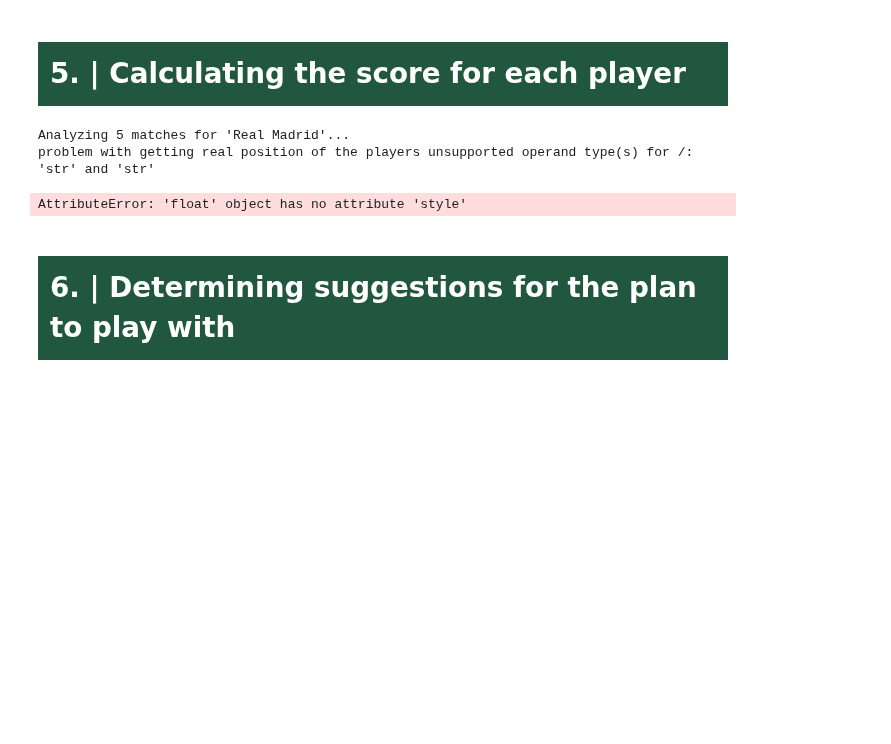
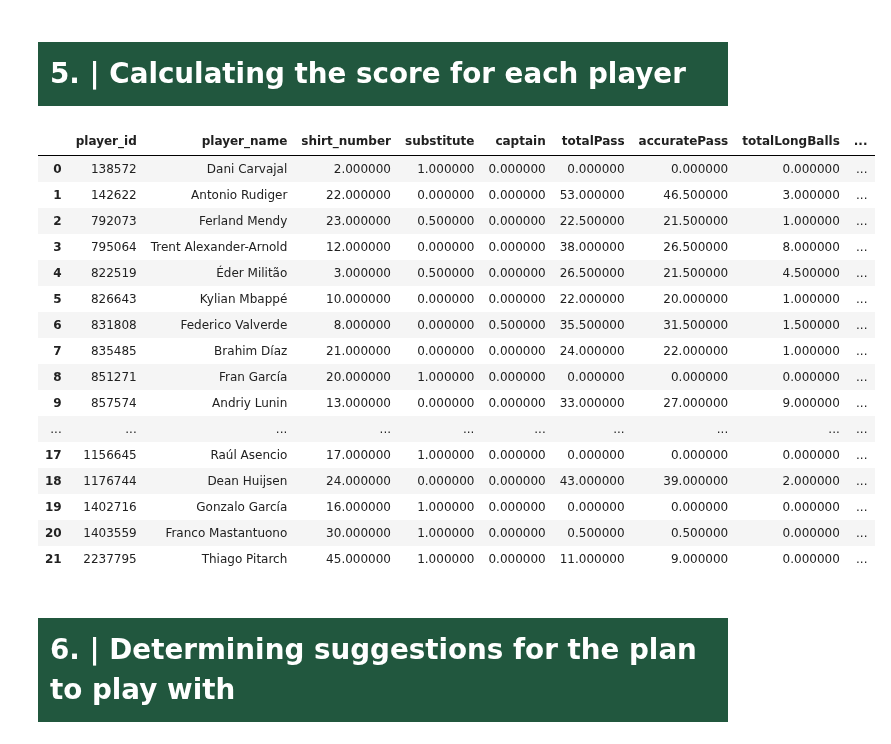
Before and after one commit to AI-Assistant-for-Football-Tactical/AI, a Jupyter notebook: pre_match.ipynb, the cells around one changed output. Cells and saved outputs as stored; diff of their text form; code cells hidden in the pictures; blank space fills up the shorter version.

Commit message:
fixing score function

```diff
--- a/pre_match.ipynb
+++ b/pre_match.ipynb
@@ -958,7 +958,7 @@ scores = {
         "passValueNormalized": 12.0,
         "errorLeadToAShot": -8.0,
         "errorLeadToAGoal": -30.0,
-        "ownGoals": -40.0,
+        #"ownGoals": -40.0,
         "rating": 5.0,
         "minutesPlayed": 0.02
     },
@@ -1238,15 +1238,25 @@ def normalize_value(x, min_s, max_s):
 
 # player_stats_pos = get_players_scores(api_base , player_stats , teams_info)
 # player_stats_pos.style.background_gradient(cmap='Greens').set_properties(**{'font-family': 'Segoe UI'})
+# %%
+# some helper functions for nomalization
+def normalize_score(x):
+    max_val = x.max()
+    min_val = x.min()
+
+    if max_val == min_val or max_val == 0:
+        return x * 0   # or return x if you want unchanged
+    else:
+        return 100 * x / max_val
 # %%
-def get_players_scores( api_base : str , players_stats : DataFrame , team_name : str , teams_info : DataFrame) -> DataFrame:
+def get_players_scores( api_base : str , players_stats : DataFrame , team_name : str , real_positions : DataFrame) -> DataFrame:
 
     '''this function is used to take a dataframe of players stats and team name (each players should has stats for the last n matches)
     and return the same dataframe of the players stats but also including a new column which is score column for each player
     noting : this function works for the players who has single or multiple positions'''
 
     try :
-        all_real_positions = get_player_real_position_multimatch(api_base , teams_info) # getting real positions
+        all_real_positions = real_positions
         players_stats_filtered = players_stats[players_stats['player_name'].isin(all_real_positions['player_name'].unique())] # filtering our players from others
 
         # getting the median of the statistics for the players
@@ -1259,43 +1269,59 @@ def get_players_scores( api_base : str , players_stats : DataFrame , team_name :
 
         # getting scores
         player_stats_with_scores['score'] = player_stats_with_scores.apply(apply_score_formula_singlevalue , axis=1)
 
 
         # separating the multiple positions for the same player into different rows
         player_stats_with_scores = player_stats_with_scores.explode(['specific_role', 'score']).reset_index(drop=True).drop_duplicates()
 
         # calculating the score inside each general position not accross all positions by setting the max value as 100 and the others is percentage from it
-        player_stats_with_scores['score'] = player_stats_with_scores.groupby('role')['score'].transform(
-            lambda x: np.where(
-                x.max() != x.min(),
-                (100 * x) / x.max(),
-                x   # identical scores → assign 0
-            )
+
+        player_stats_with_scores['score'] = (
+            player_stats_with_scores
+            .groupby('role')['score']
+            .transform(normalize_score)
         )
+
 
 
 
         # getting the names of the columns
         columns = list(player_stats_with_scores.columns)
         columns.remove('specific_role')
         columns.remove('score')
 
         return player_stats_with_scores.groupby(columns, as_index=False).agg({ # getting roles in a list intead of different rows
           'specific_role': lambda x: list(x) if len(list(x)) > 1 else x.iloc[0],
           'score': lambda x: list(x) if len(list(x)) > 1 else x.iloc[0]
       })
 
+
+
     except Exception as e :
         print(f'problem with getting real position of the players {e}')
         return np.NaN
 
 
-player_stats_pos  = get_players_scores(api_base , player_stats , 'Real Madrid' , teams_info)
+player_stats_pos  = get_players_scores(api_base , player_stats , 'Real Madrid' , real_positions_df)
 player_stats_pos.style.background_gradient(cmap='Greens').set_properties(**{'font-family': 'Segoe UI'})
 # %% [output]
-Analyzing 5 matches for 'Real Madrid'...
-problem with getting real position of the players unsupported operand type(s) for /: 'str' and 'str'
-AttributeError: 'float' object has no attribute 'style'
+|  | player_id | player_name | shirt_number | substitute | captain | totalPass | accuratePass | totalLongBalls | ... |
+| 0 | 138572 | Dani Carvajal | 2.000000 | 1.000000 | 0.000000 | 0.000000 | 0.000000 | 0.000000 | ... |
+| 1 | 142622 | Antonio Rudiger | 22.000000 | 0.000000 | 0.000000 | 53.000000 | 46.500000 | 3.000000 | ... |
+| 2 | 792073 | Ferland Mendy | 23.000000 | 0.500000 | 0.000000 | 22.500000 | 21.500000 | 1.000000 | ... |
+| 3 | 795064 | Trent Alexander-Arnold | 12.000000 | 0.000000 | 0.000000 | 38.000000 | 26.500000 | 8.000000 | ... |
+| 4 | 822519 | Éder Militão | 3.000000 | 0.500000 | 0.000000 | 26.500000 | 21.500000 | 4.500000 | ... |
+| 5 | 826643 | Kylian Mbappé | 10.000000 | 0.000000 | 0.000000 | 22.000000 | 20.000000 | 1.000000 | ... |
+| 6 | 831808 | Federico Valverde | 8.000000 | 0.000000 | 0.500000 | 35.500000 | 31.500000 | 1.500000 | ... |
+| 7 | 835485 | Brahim Díaz | 21.000000 | 0.000000 | 0.000000 | 24.000000 | 22.000000 | 1.000000 | ... |
+| 8 | 851271 | Fran García | 20.000000 | 1.000000 | 0.000000 | 0.000000 | 0.000000 | 0.000000 | ... |
+| 9 | 857574 | Andriy Lunin | 13.000000 | 0.000000 | 0.000000 | 33.000000 | 27.000000 | 9.000000 | ... |
+| ... | ... | ... | ... | ... | ... | ... | ... | ... | ... |
+| 17 | 1156645 | Raúl Asencio | 17.000000 | 1.000000 | 0.000000 | 0.000000 | 0.000000 | 0.000000 | ... |
+| 18 | 1176744 | Dean Huijsen | 24.000000 | 0.000000 | 0.000000 | 43.000000 | 39.000000 | 2.000000 | ... |
+| 19 | 1402716 | Gonzalo García | 16.000000 | 1.000000 | 0.000000 | 0.000000 | 0.000000 | 0.000000 | ... |
+| 20 | 1403559 | Franco Mastantuono | 30.000000 | 1.000000 | 0.000000 | 0.500000 | 0.500000 | 0.000000 | ... |
+| 21 | 2237795 | Thiago Pitarch | 45.000000 | 1.000000 | 0.000000 | 11.000000 | 9.000000 | 0.000000 | ... |
 # %% [markdown]
 # <div style="font-family: Trebuchet MS; background-color:rgba(33, 87, 62, 1); color: #FFFFFF; padding: 12px; line-height: 1.5;">6. | Determining suggestions for the plan to play with  </div>
 # %%
```
Also changed, not shown: parts of 5 cells of this notebook, 6 other files.
